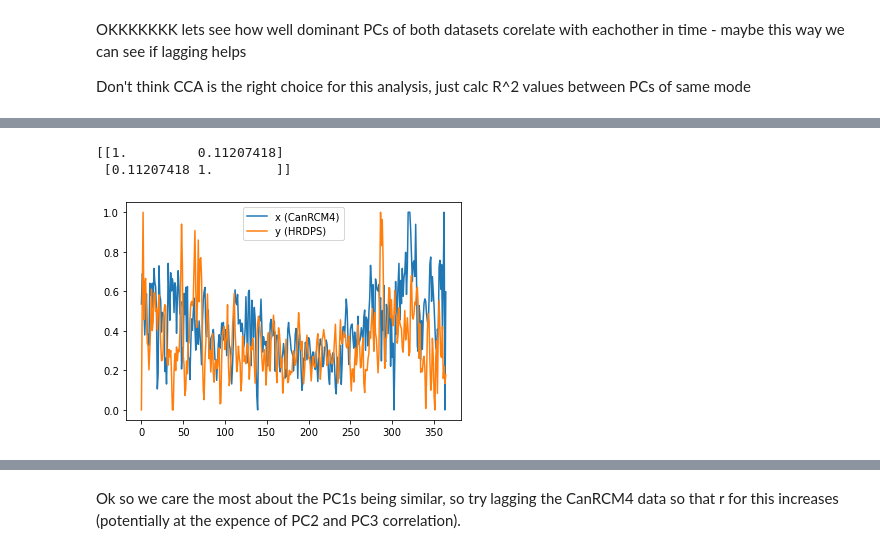
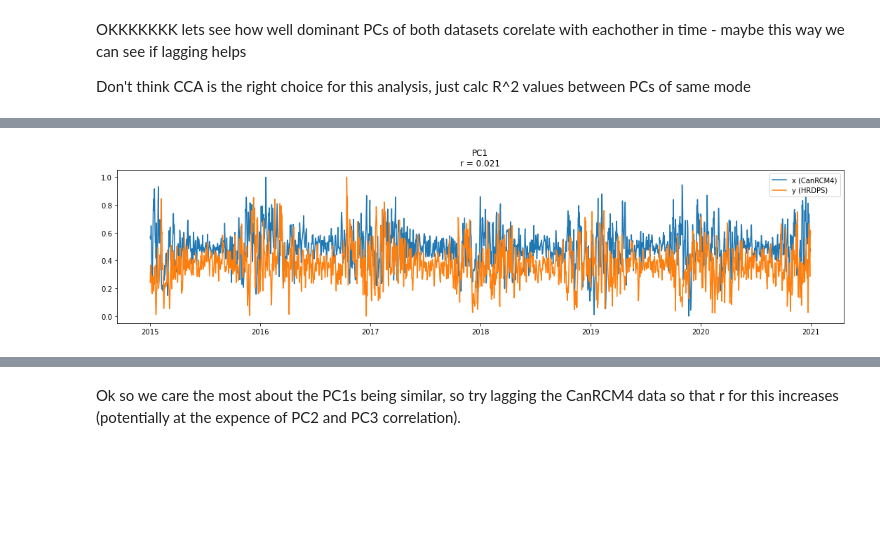
Before and after one commit to rbeutel/eosc510, a Jupyter notebook: proj-slp.ipynb, the cells around one changed output, grey strips where cells are left out. Drawn from its saved outputs; the diff is of its cells as text; code cells hidden in the pictures; blank space fills up the shorter version.

```diff
--- a/proj-slp.ipynb
+++ b/proj-slp.ipynb
@@ -32,3 +33,11 @@ hrdps_lon = pd.read_csv('hrdps_lon.csv',header=None).to_numpy()
+# %%
+#generate dates
+time2014 = pd.date_range(start=datetime.datetime(2014,1,1),end=datetime.datetime(2020,12,31))
+time2015 = pd.date_range(start=datetime.datetime(2015,1,1),end=datetime.datetime(2020,12,31))
+
+#drop leap days
+time2014 = np.delete(time2014,[list(time2014).index(datetime.datetime(2016,2,29)),list(time2014).index(datetime.datetime(2020,2,29))])
+time2015 = np.delete(time2015,[list(time2015).index(datetime.datetime(2016,2,29)),list(time2015).index(datetime.datetime(2020,2,29))])
 # %%
 # #find index of extra day (leap day)
 # ind = list(hrdps.time_counter.values).index(np.datetime64('2016-02-29T00:00:00.000000000'))
@@ -132,2 +148,16 @@ for kk in range(n):
+# %%
+RCM_norm = RCM_PCs[365:,:2] #CanRCM4 PCAs as x, also trimmed to same time extent as hrdps in this step
+hrdps_norm = hrdps_PCs[:,:1] #HRDPS PCAs as y
+
+#normalise them first
+xmax = np.max(RCM_norm,axis=0)
+xmin = np.min(RCM_norm,axis=0)
+ymax = np.max(hrdps_norm,axis=0)
+ymin = np.min(hrdps_norm,axis=0)
+
+RCM_norm-=xmin
+RCM_norm/=(xmax-xmin)
+hrdps_norm-=ymin
+hrdps_norm/=(ymax-ymin)
 # %% [markdown]
 ## Linear Regression
@@ -299,0 +252,6 @@ plt.tight_layout()
+# %%
+x = RCM_norm[:,0] #CanRCM4 PCs as x
+y = hrdps_norm[:,0] #HRDPS PCs as y
+
+#calc r value
+r = np.corrcoef(x,y)
@@ -300,10 +262,12 @@ plt.tight_layout()
 # %%
-plt.plot(x[:,1])
-plt.plot(y[:,0])
+plt.figure(figsize=(15,4))
+
+plt.plot(time2015,x)
+plt.plot(time2015,y)
 plt.legend(['x (CanRCM4)','y (HRDPS)'])
-#plt.title('PC3\nr = ' + str(r[2][0,1])[:4])
-print(np.corrcoef(x[:,1],y[:,0]))
+plt.title('PC1\nr = ' + str(r[0][1])[:5])
+
+
+plt.tight_layout()
 # %% [output]
-[[1.         0.11207418]
- [0.11207418 1.        ]]
-[figure, old version]
+[figure, new version]
```
Also changed, not shown: parts of 42 cells of this notebook, 2 other files.
